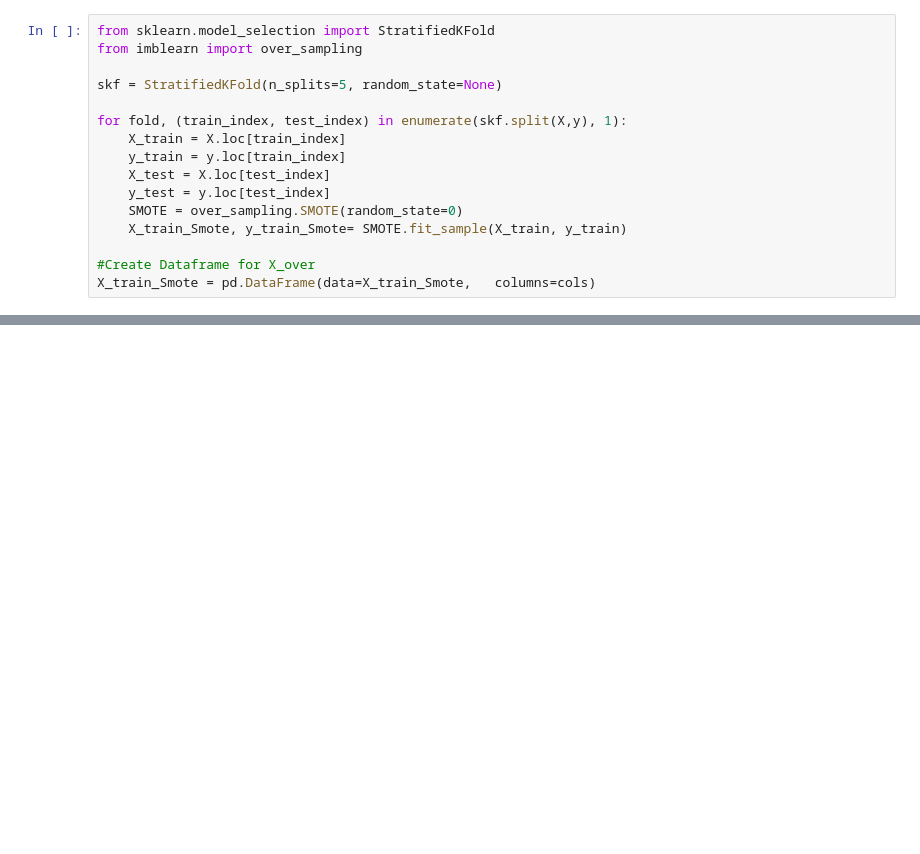
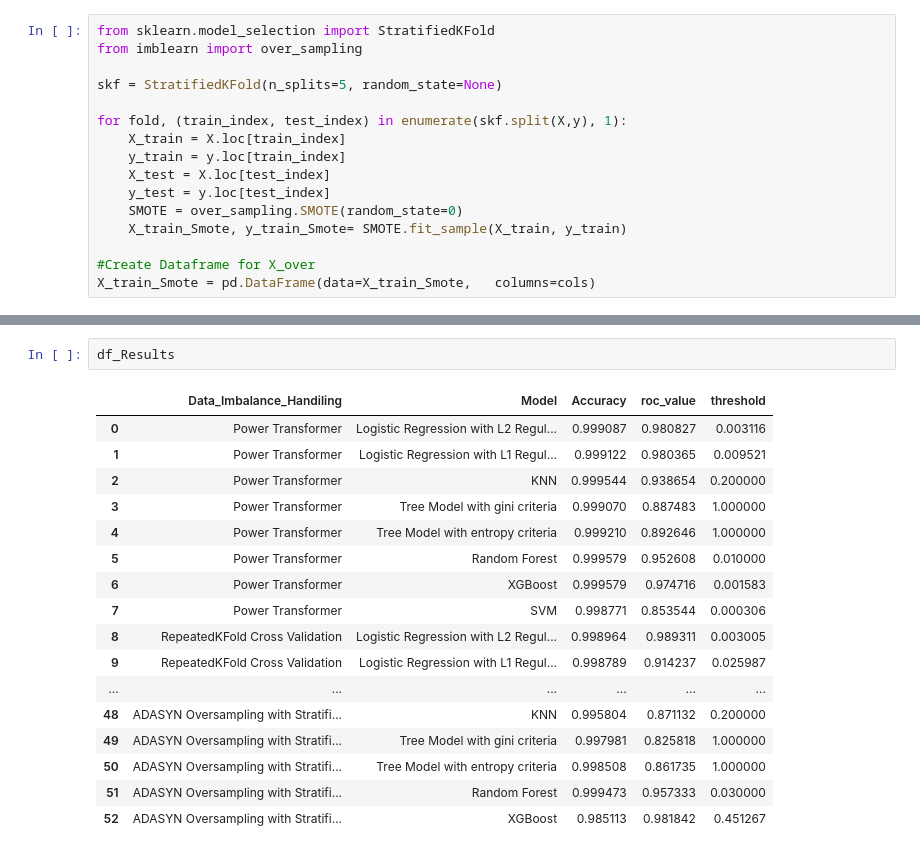
Before and after one commit to subhabrata-ghosh-1988/credit-card-fraud-detection, a Jupyter notebook: Credit_card_fraud_detection.ipynb, the cells around one changed output, grey strips where cells are left out. Drawn from its saved outputs; the diff is of its cells as text; blank space fills up the shorter version.

```diff
--- a/Credit_card_fraud_detection.ipynb
+++ b/Credit_card_fraud_detection.ipynb
@@ -1763,0 +2044,20 @@ Logistic Regression with L1 And L2 Regularisation
+# %%
+df_Results
+# %% [output]
+|  | Data_Imbalance_Handiling | Model | Accuracy | roc_value | threshold |
+| 0 | Power Transformer | Logistic Regression with L2 Regul... | 0.999087 | 0.980827 | 0.003116 |
+| 1 | Power Transformer | Logistic Regression with L1 Regul... | 0.999122 | 0.980365 | 0.009521 |
+| 2 | Power Transformer | KNN | 0.999544 | 0.938654 | 0.200000 |
+| 3 | Power Transformer | Tree Model with gini criteria | 0.999070 | 0.887483 | 1.000000 |
+| 4 | Power Transformer | Tree Model with entropy criteria | 0.999210 | 0.892646 | 1.000000 |
+| 5 | Power Transformer | Random Forest | 0.999579 | 0.952608 | 0.010000 |
+| 6 | Power Transformer | XGBoost | 0.999579 | 0.974716 | 0.001583 |
+| 7 | Power Transformer | SVM | 0.998771 | 0.853544 | 0.000306 |
+| 8 | RepeatedKFold Cross Validation | Logistic Regression with L2 Regul... | 0.998964 | 0.989311 | 0.003005 |
+| 9 | RepeatedKFold Cross Validation | Logistic Regression with L1 Regul... | 0.998789 | 0.914237 | 0.025987 |
+| ... | ... | ... | ... | ... | ... |
+| 48 | ADASYN Oversampling with Stratifi... | KNN | 0.995804 | 0.871132 | 0.200000 |
+| 49 | ADASYN Oversampling with Stratifi... | Tree Model with gini criteria | 0.997981 | 0.825818 | 1.000000 |
+| 50 | ADASYN Oversampling with Stratifi... | Tree Model with entropy criteria | 0.998508 | 0.861735 | 1.000000 |
+| 51 | ADASYN Oversampling with Stratifi... | Random Forest | 0.999473 | 0.957333 | 0.030000 |
+| 52 | ADASYN Oversampling with Stratifi... | XGBoost | 0.985113 | 0.981842 | 0.451267 |
```
Also changed, not shown: parts of 30 cells of this notebook.
